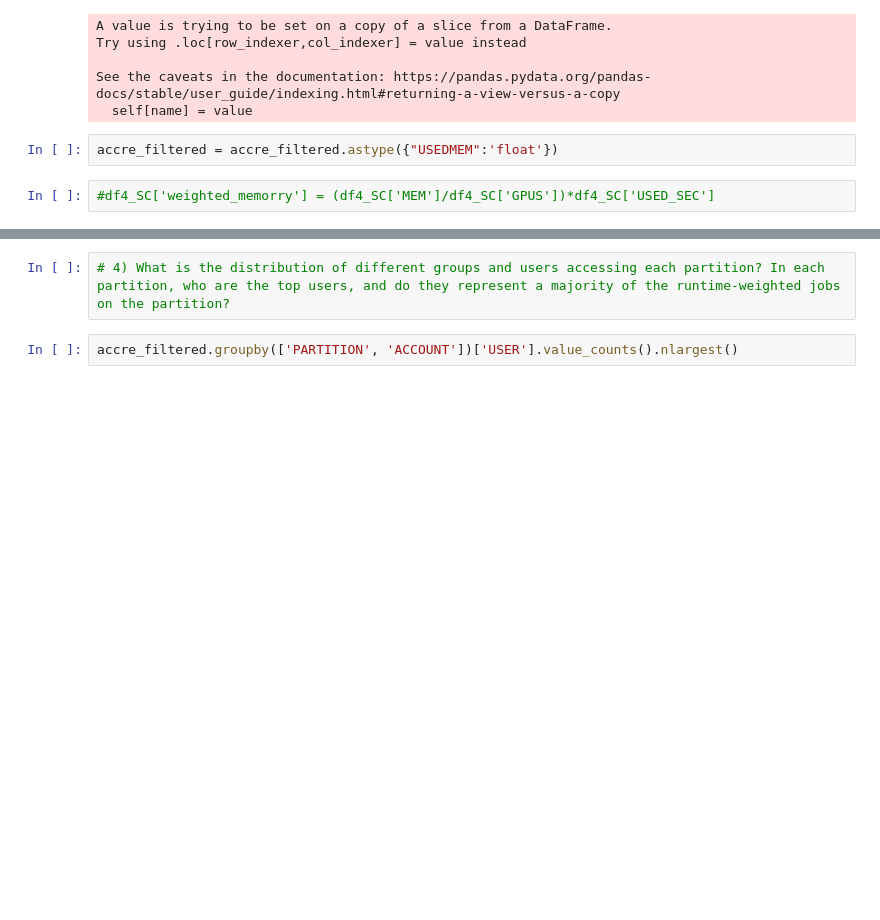
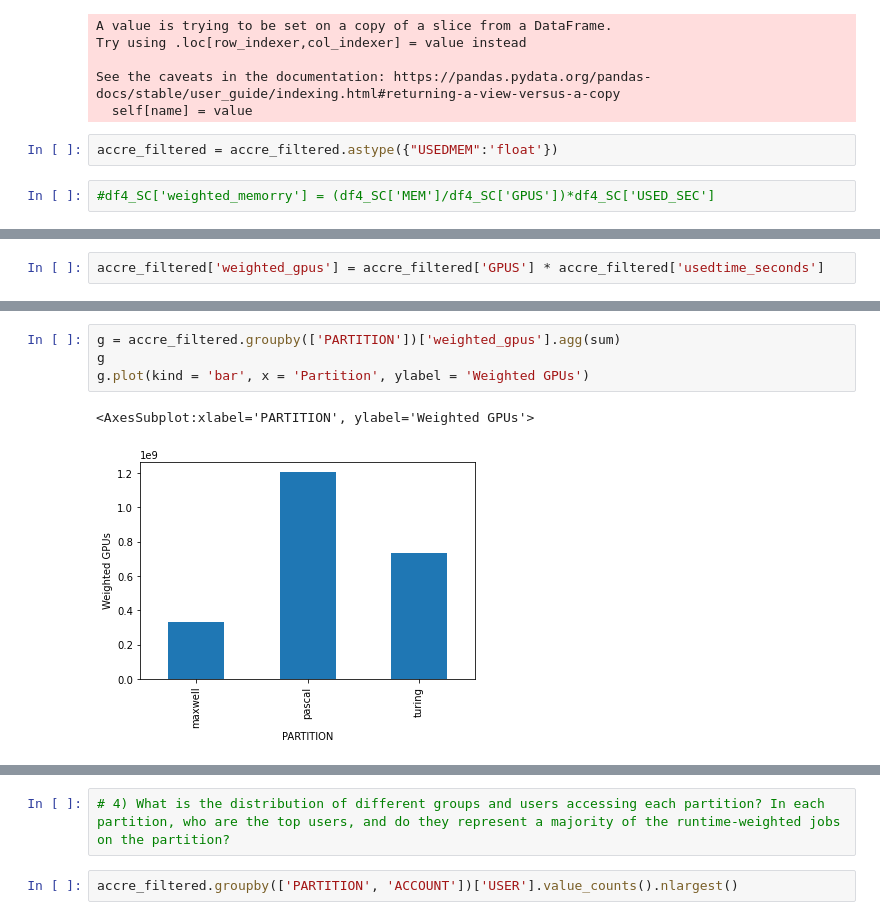
Before and after one commit to essetetsahai/accre_project-jolly_ranchers, a Jupyter notebook: JR_accre.ipynb, the cells around one changed output, grey strips where cells are left out. Drawn from its saved outputs; the diff is of its cells as text; blank space fills up the shorter version.

```diff
--- a/JR_accre.ipynb
+++ b/JR_accre.ipynb
@@ -197,0 +203,2 @@ Name: gpu_mem_time, dtype: float64
+# %%
+accre_filtered['weighted_gpus'] = accre_filtered['GPUS'] * accre_filtered['usedtime_seconds']
@@ -197,0 +214,7 @@ Name: gpu_mem_time, dtype: float64
+# %%
+g = accre_filtered.groupby(['PARTITION'])['weighted_gpus'].agg(sum)
+g
+g.plot(kind = 'bar', x = 'Partition', ylabel = 'Weighted GPUs')
+# %% [output]
+<AxesSubplot:xlabel='PARTITION', ylabel='Weighted GPUs'>
+[figure, added]
```
Also changed, not shown: parts of 10 cells of this notebook.
